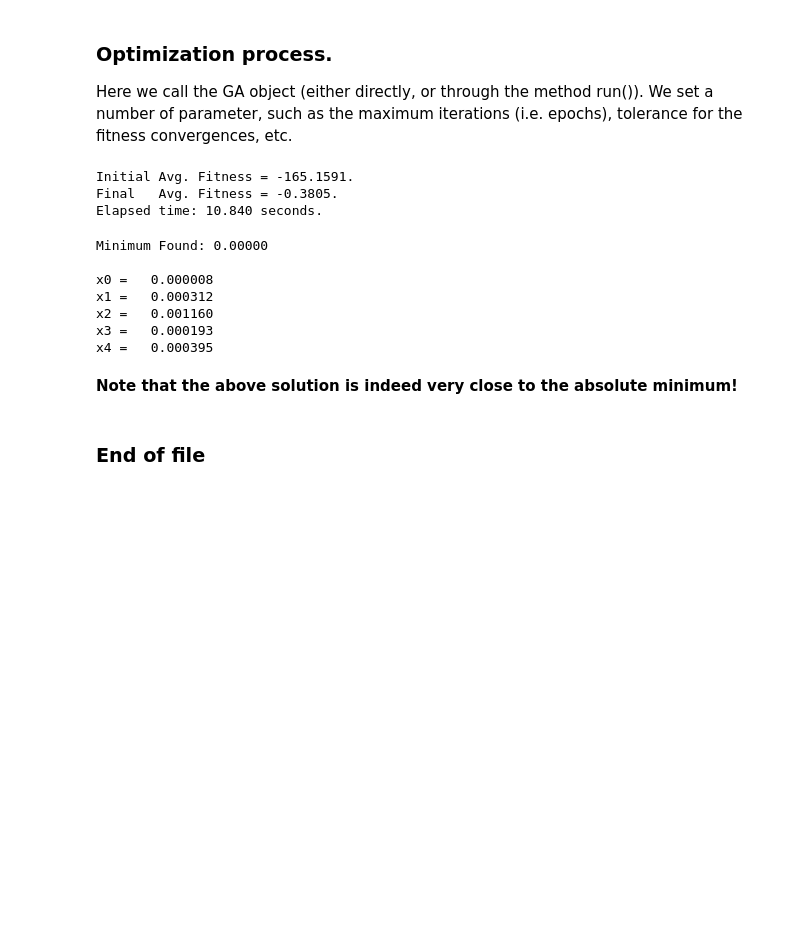
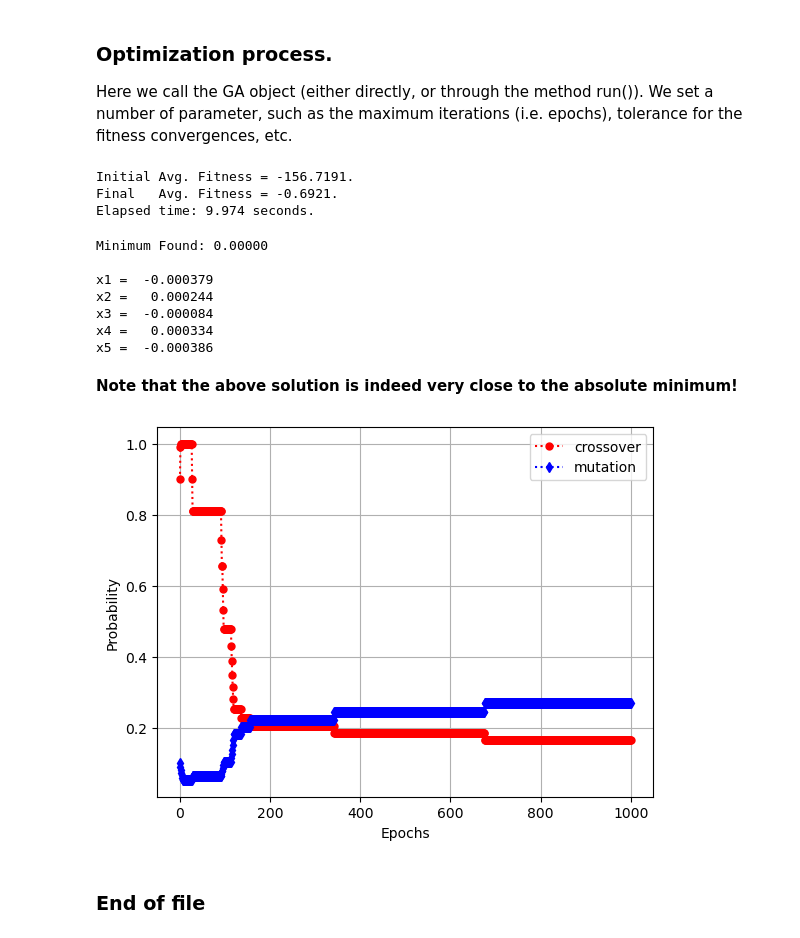
Before and after one commit to vrettasm/PyGeneticAlgorithms, a Jupyter notebook: examples/sphere.ipynb, the cells around one changed output. Drawn from its saved outputs; the diff is of its cells as text; code cells hidden in the pictures; blank space fills up the shorter version.

```diff
--- a/examples/sphere.ipynb
+++ b/examples/sphere.ipynb
@@ -66,10 +68,13 @@ Here we set the GA parameters, such as number of genes, number of chromosomes, e
 gene has the same random() function (set by 'boundary_x'). But if the problem demands otherwise it is easy to set a
 different random() function for each gene.
 # %%
+# Random number generator.
+rng = np.random.default_rng()
+
 # Random function: ~N(0,1).
 # Since 'xi' are allowed to take any real value in [-inf, +inf], by setting this
 # to the Normal(0, 1) essentially we can get both negative and positive values.
-boundary_x = lambda: np.random.normal()
+boundary_x = lambda: rng.normal()
 
 # Define the number of genes.
 M = 5
@@ -78,7 +83,7 @@ M = 5
 N = 100
 
 # Sample the initial points randomly.
-x0_init = np.random.uniform(-10.0, +10.0, size=(N, M))
+x0_init = rng.uniform(-10.0, +10.0, size=(N, M))
 
 # Initial population.
 population = [Chromosome([Gene(x0_init[i, j], boundary_x)
@@ -96,11 +101,12 @@ test_GA = StandardGA(initial_pop=population,
 
 Here we call the GA object (either directly, or through the method run()). We set a number of parameter, such as the maximum iterations (i.e. epochs), tolerance for the fitness convergences, etc.
 # %%
-test_GA(epochs=500, f_tol=1.0e-8, elitism=True, adapt_probs=True)
+# cProfile.run('test_GA(epochs=1000, f_tol=1.0e-8, elitism=True, adapt_probs=True)', 'output.prof')
+test_GA(epochs=1000, f_tol=1.0e-8, elitism=True, adapt_probs=True)
 # %% [output]
-Initial Avg. Fitness = -165.1591.
-Final   Avg. Fitness = -0.3805.
-Elapsed time: 10.840 seconds.
+Initial Avg. Fitness = -156.7191.
+Final   Avg. Fitness = -0.6921.
+Elapsed time: 9.974 seconds.
 # %%
 # Extract the optimal solution from the GA.
 optimal_solution = test_GA.best_chromosome()
@@ -112,7 +118,7 @@ optimal_fit, _ = fun_Sphere(optimal_solution, f_min=False)
 print(f"Minimum Found: {optimal_fit:.5f}\n")
 
 # Display each gene value separately.
-for i, xi in enumerate(optimal_solution.genome):
+for i, xi in enumerate(optimal_solution.genome, start=1):
     print(f"x{i} = {xi.value:>10.6f}")
 # _end_for_
 
@@ -120,10 +126,23 @@ for i, xi in enumerate(optimal_solution.genome):
 # %% [output]
 Minimum Found: 0.00000
 
-x0 =   0.000008
-x1 =   0.000312
-x2 =   0.001160
-x3 =   0.000193
-x4 =   0.000395
+x1 =  -0.000379
+x2 =   0.000244
+x3 =  -0.000084
+x4 =   0.000334
+x5 =  -0.000386
 # %% [markdown]
 **Note that the above solution is indeed very close to the absolute minimum!**
+# %%
+plt.plot(test_GA.stats["prob_crossx"],
+         'ro:', markersize=5, label="crossover")
+plt.plot(test_GA.stats["prob_mutate"],
+         'bd:', markersize=5, label="mutation")
+
+plt.xlabel("Epochs")
+plt.ylabel("Probability")
+
+plt.legend()
+plt.grid()
+# %% [output]
+[figure, added]
```
Also changed, not shown: parts of 3 cells of this notebook, 11 other files.
